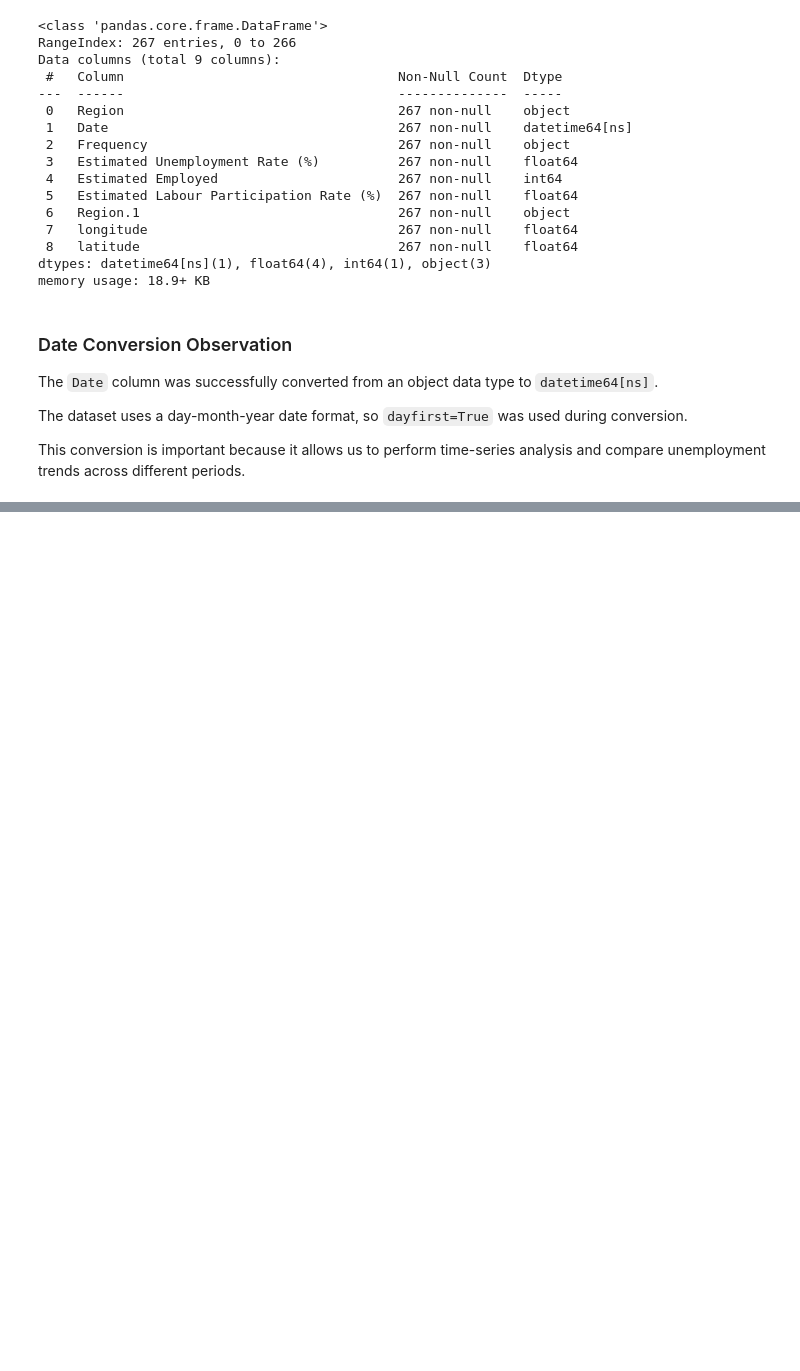
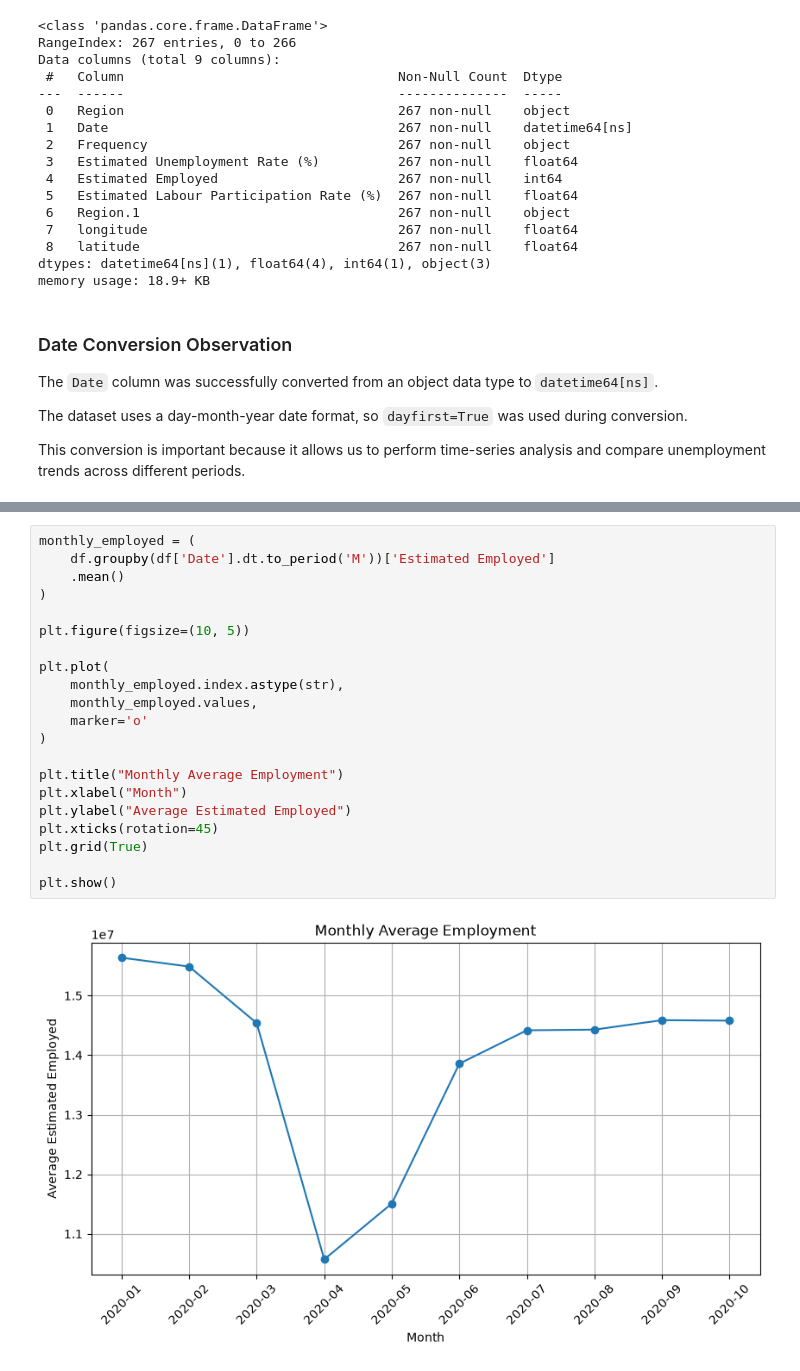
Before and after one commit to Arunbellad-2001/OIBSIP, a Jupyter notebook: DataScience-Task2-UnemploymentAnalysis/Unemployment_Analysis.ipynb, the cells around one changed output, grey strips where cells are left out. Drawn from its saved outputs; the diff is of its cells as text; blank space fills up the shorter version.

```diff
--- a/DataScience-Task2-UnemploymentAnalysis/Unemployment_Analysis.ipynb
+++ b/DataScience-Task2-UnemploymentAnalysis/Unemployment_Analysis.ipynb
@@ -212,0 +508,23 @@ analysis and compare unemployment trends across different periods.
+# %%
+monthly_employed = (
+    df.groupby(df['Date'].dt.to_period('M'))['Estimated Employed']
+    .mean()
+)
+
+plt.figure(figsize=(10, 5))
+
+plt.plot(
+    monthly_employed.index.astype(str),
+    monthly_employed.values,
+    marker='o'
+)
+
+plt.title("Monthly Average Employment")
+plt.xlabel("Month")
+plt.ylabel("Average Estimated Employed")
+plt.xticks(rotation=45)
+plt.grid(True)
+
+plt.show()
+# %% [output]
+[figure, added]
```
Also changed, not shown: parts of 25 cells of this notebook.
